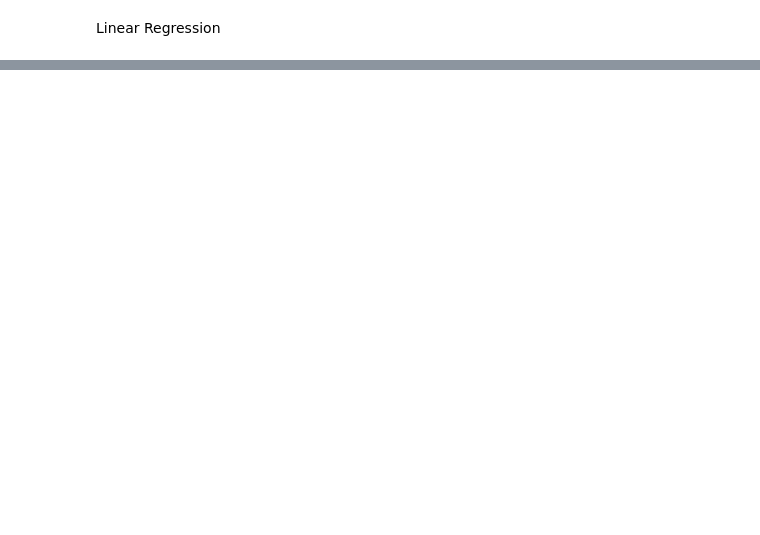
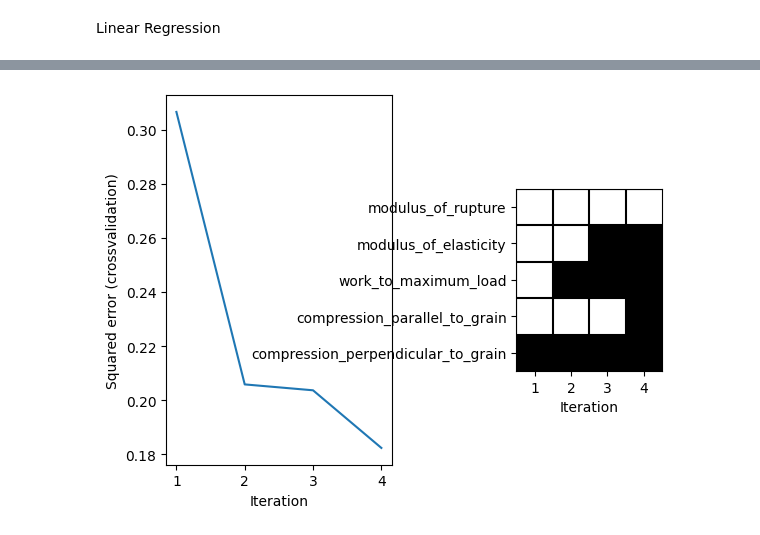
Before and after one commit to AlasMac/02450-Project-2, a Jupyter notebook: 02450_project2.ipynb, the cells around one changed output, grey strips where cells are left out. Saved outputs shown, nothing was run; the diff lists cells and outputs as text; code cells hidden in the pictures; blank space fills up the shorter version.

Commit message:
Added linear regression feature selection

```diff
--- a/02450_project2.ipynb
+++ b/02450_project2.ipynb
@@ -82,0 +97,80 @@ show()
+# %%
+## Crossvalidation
+# Create crossvalidation partition for evaluation
+K = 10
+CV = model_selection.KFold(n_splits=K,shuffle=True)
+
+# Initialize variables
+Features = np.zeros((M,K))
+Error_train = np.empty((K,1))
+Error_test = np.empty((K,1))
+Error_train_fs = np.empty((K,1))
+Error_test_fs = np.empty((K,1))
+Error_train_nofeatures = np.empty((K,1))
+Error_test_nofeatures = np.empty((K,1))
+
+k=0
+print(CV.split(X))
+for train_index, test_index in CV.split(X):
+
+    # extract training and test set for current CV fold
+    X_train = X[train_index,:]
+    y_train = y[train_index]
+    X_test = X[test_index,:]
+    y_test = y[test_index]
+    internal_cross_validation = 10
+
+    # Compute squared error without using the input data at all
+    Error_train_nofeatures[k] = np.square(y_train-y_train.mean()).sum()/y_train.shape[0]
+    Error_test_nofeatures[k] = np.square(y_test-y_test.mean()).sum()/y_test.shape[0]
+
+    # Compute squared error with all features selected (no feature selection)
+    m = lm.LinearRegression(fit_intercept=True).fit(X_train, y_train)
+    Error_train[k] = np.square(y_train-m.predict(X_train)).sum()/y_train.shape[0]
+    Error_test[k] = np.square(y_test-m.predict(X_test)).sum()/y_test.shape[0]
+
+    # Compute squared error with feature subset selection
+    textout = ''
+    selected_features, features_record, loss_record = feature_selector_lr(X_train, y_train, internal_cross_validation,display=textout)
+
+    Features[selected_features,k] = 1
+    # .. alternatively you could use module sklearn.feature_selection
+    if len(selected_features) == 0:
+        print('No features were selected, i.e. the data (X) in the fold cannot describe the outcomes (y).' )
+    else:
+        m = lm.LinearRegression(fit_intercept=True).fit(X_train[:,selected_features], y_train)
+        Error_train_fs[k] = np.square(y_train-m.predict(X_train[:,selected_features])).sum()/y_train.shape[0]
+        Error_test_fs[k] = np.square(y_test-m.predict(X_test[:,selected_features])).sum()/y_test.shape[0]
+
+        figure(k)
+        subplot(1,2,1)
+        plot(range(1,len(loss_record)), loss_record[1:])
+        xlabel('Iteration')
+        ylabel('Squared error (crossvalidation)')
+
+        subplot(1,3,3)
+        bmplot(attributeNames, range(1,features_record.shape[1]), -features_record[:,1:])
+        #clim(-1.5,0)
+        xlabel('Iteration')
+
+    print('Cross validation fold {0}/{1}'.format(k+1,K))
+    print('Train indices: {0}'.format(train_index))
+    print('Test indices: {0}'.format(test_index))
+    print('Features no: {0}\n'.format(selected_features.size))
+
+    k+=1
+
+
+# Display results
+print('\n')
+print('Linear regression without feature selection:\n')
+print('- Training error: {0}'.format(Error_train.mean()))
+print('- Test error:     {0}'.format(Error_test.mean()))
+print('- R^2 train:     {0}'.format((Error_train_nofeatures.sum()-Error_train.sum())/Error_train_nofeatures.sum()))
+print('- R^2 test:     {0}'.format((Error_test_nofeatures.sum()-Error_test.sum())/Error_test_nofeatures.sum()))
+print('Linear regression with feature selection:\n')
+print('- Training error: {0}'.format(Error_train_fs.mean()))
+print('- Test error:     {0}'.format(Error_test_fs.mean()))
+print('- R^2 train:     {0}'.format((Error_train_nofeatures.sum()-Error_train_fs.sum())/Error_train_nofeatures.sum()))
+print('- R^2 test:     {0}'.format((Error_test_nofeatures.sum()-Error_test_fs.sum())/Error_test_nofeatures.sum()))
+# %% [output]
@@ -82,0 +194 @@ show()
+[figure, added]
```
Also changed, not shown: parts of 5 cells of this notebook.
